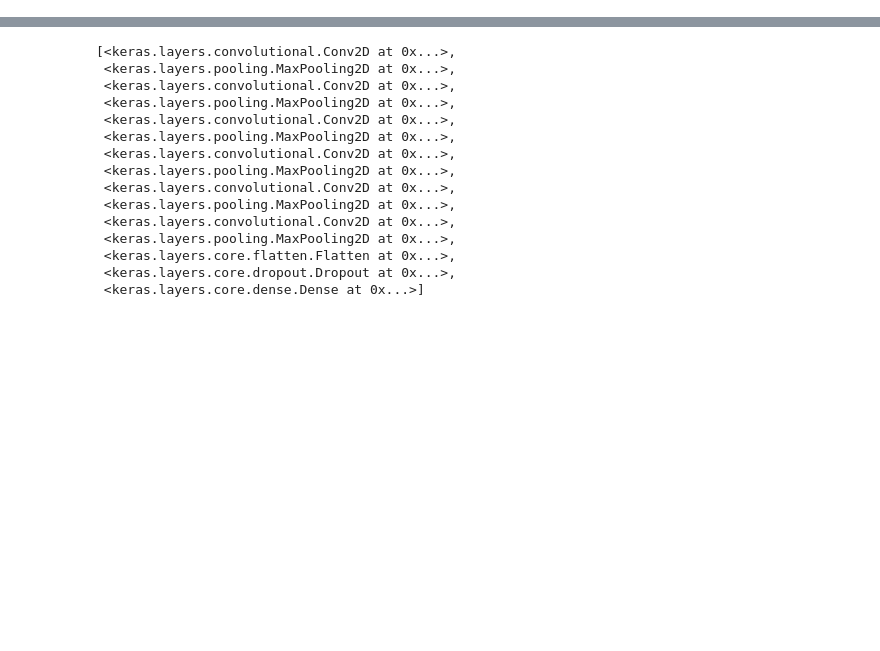
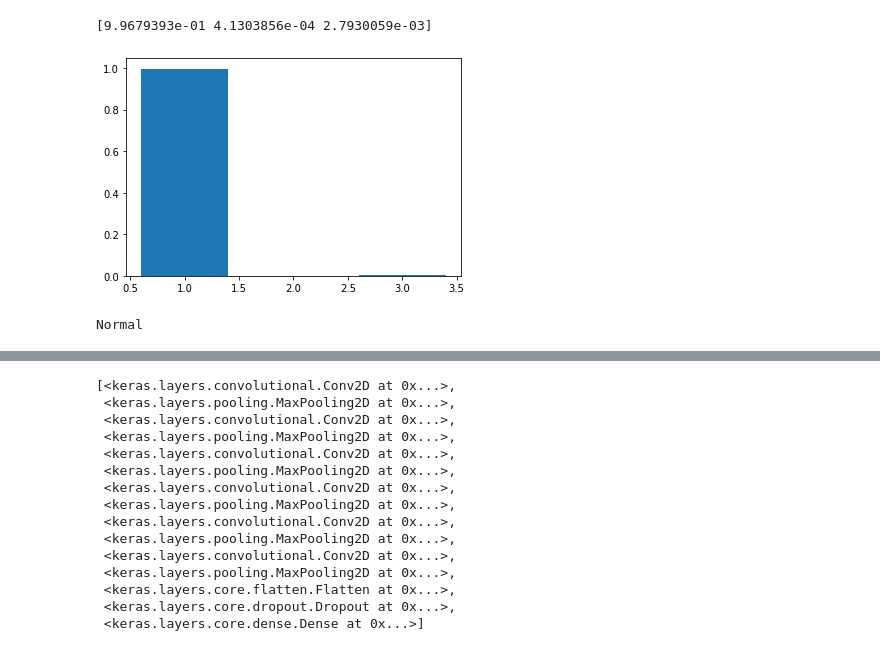
Before and after one commit to WooHyuck-Jeong/Markov_Transion_Field, a Jupyter notebook: self_CNN.ipynb, the cells around one changed output, grey strips where cells are left out. Drawn from its saved outputs; the diff is of its cells as text; code cells hidden in the pictures; blank space fills up the shorter version.

```diff
--- a/self_CNN.ipynb
+++ b/self_CNN.ipynb
@@ -133,0 +144,10 @@ model.evaluate(X_val, y_val)
+# %%
+preds= model.predict(X_val[3:4])
+print(preds[0])
+# %% [output]
+[9.9679393e-01 4.1303856e-04 2.7930059e-03]
+# %%
+plt.bar(range(1,4), preds[0])
+plt.show()
+# %% [output]
+[figure, added]
@@ -134,3 +156,7 @@ model.evaluate(X_val, y_val)
+# %%
+print(classes[np.argmax(preds)])
+# %% [output]
+Normal
 # %%
 print(model.input)
 # %% [output]
```
Also changed, not shown: parts of 20 cells of this notebook, 5 other files.
